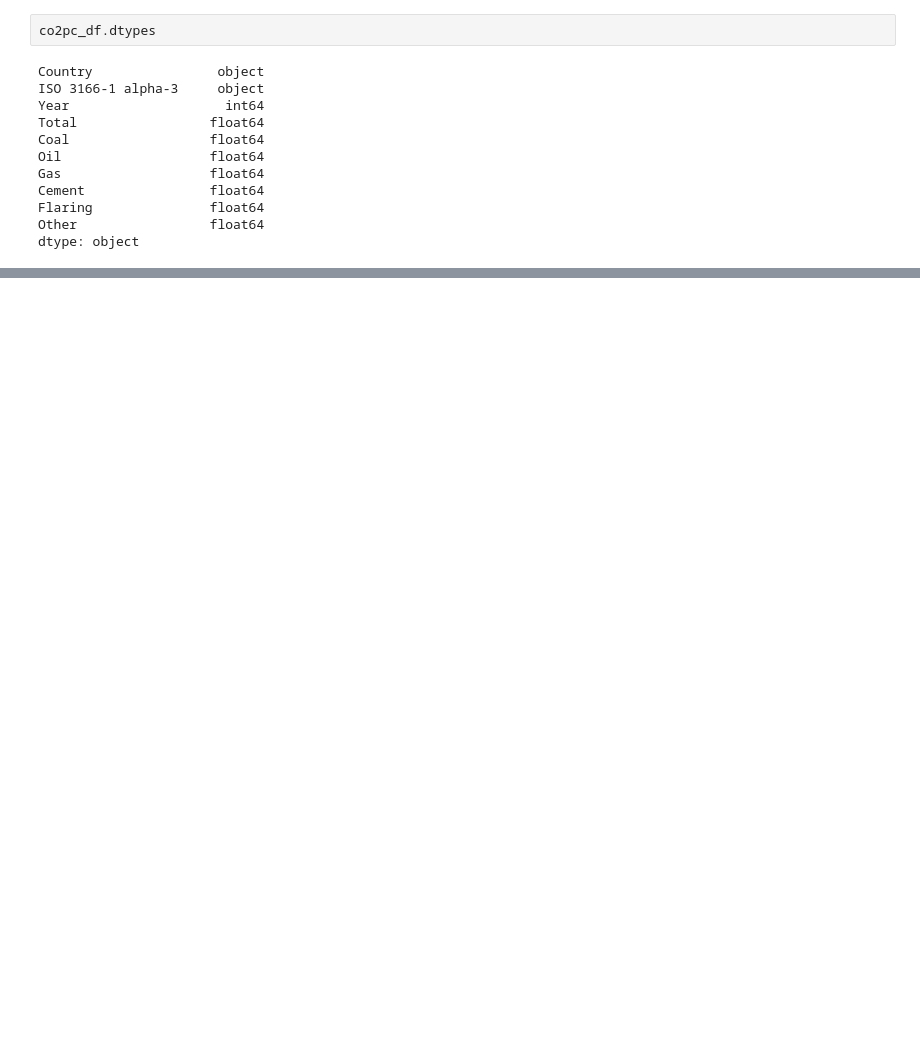
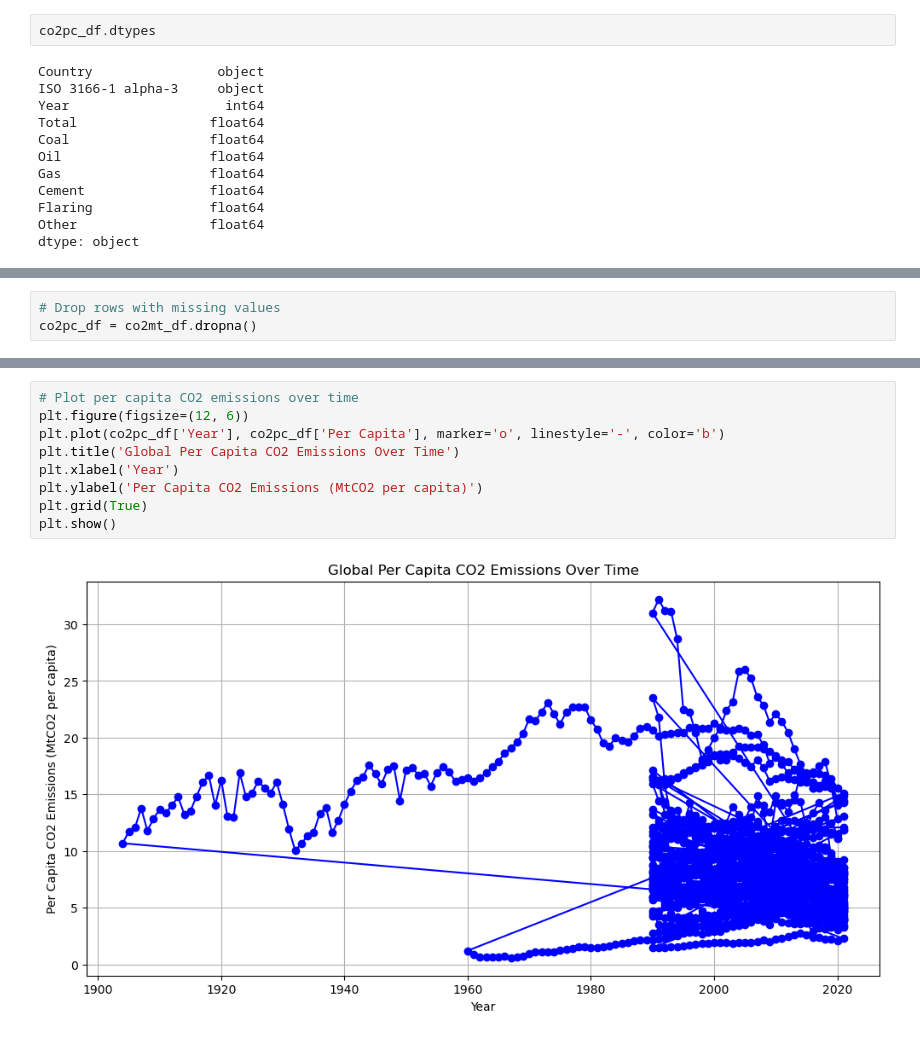
Before and after one commit to LUJHNA/ExamBI, a Jupyter notebook: Exam Project.ipynb, the cells around one changed output, grey strips where cells are left out. Drawn from its saved outputs; the diff is of its cells as text; blank space fills up the shorter version.

```diff
--- a/Exam Project.ipynb
+++ b/Exam Project.ipynb
@@ -49,0 +162,3 @@ dtype: object
+# %%
+# Drop rows with missing values
+co2pc_df = co2mt_df.dropna()
@@ -49,0 +196,11 @@ dtype: object
+# %%
+# Plot per capita CO2 emissions over time
+plt.figure(figsize=(12, 6))
+plt.plot(co2pc_df['Year'], co2pc_df['Per Capita'], marker='o', linestyle='-', color='b')
+plt.title('Global Per Capita CO2 Emissions Over Time')
+plt.xlabel('Year')
+plt.ylabel('Per Capita CO2 Emissions (MtCO2 per capita)')
+plt.grid(True)
+plt.show()
+# %% [output]
+[figure, added]
```
Also changed, not shown: parts of 61 cells of this notebook.
